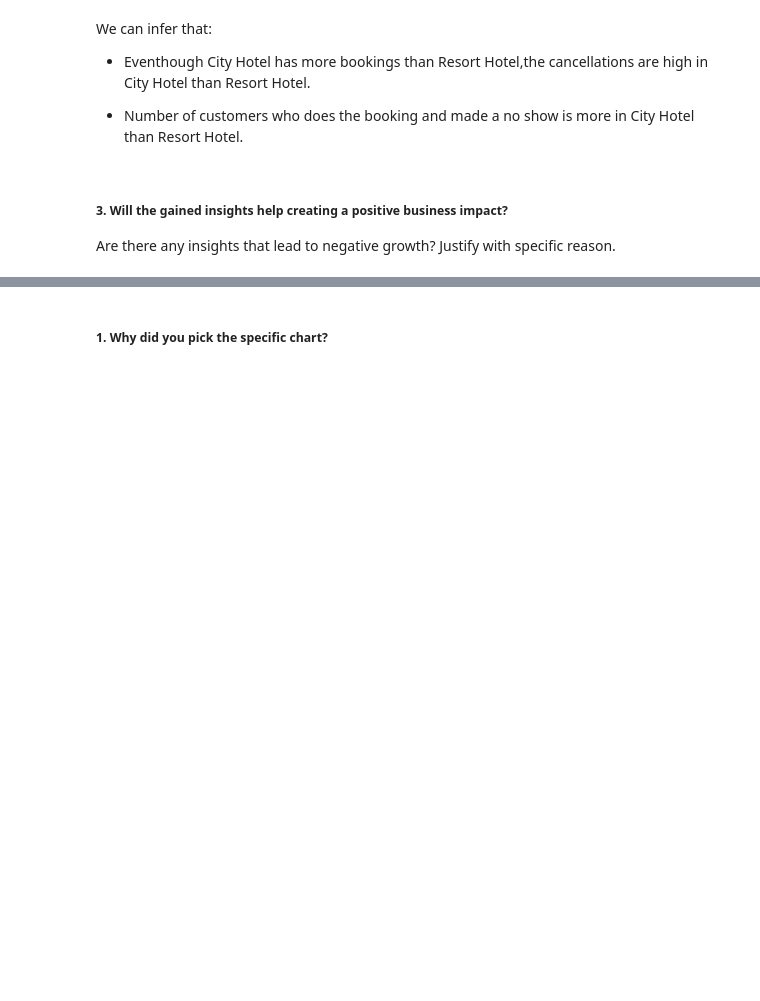
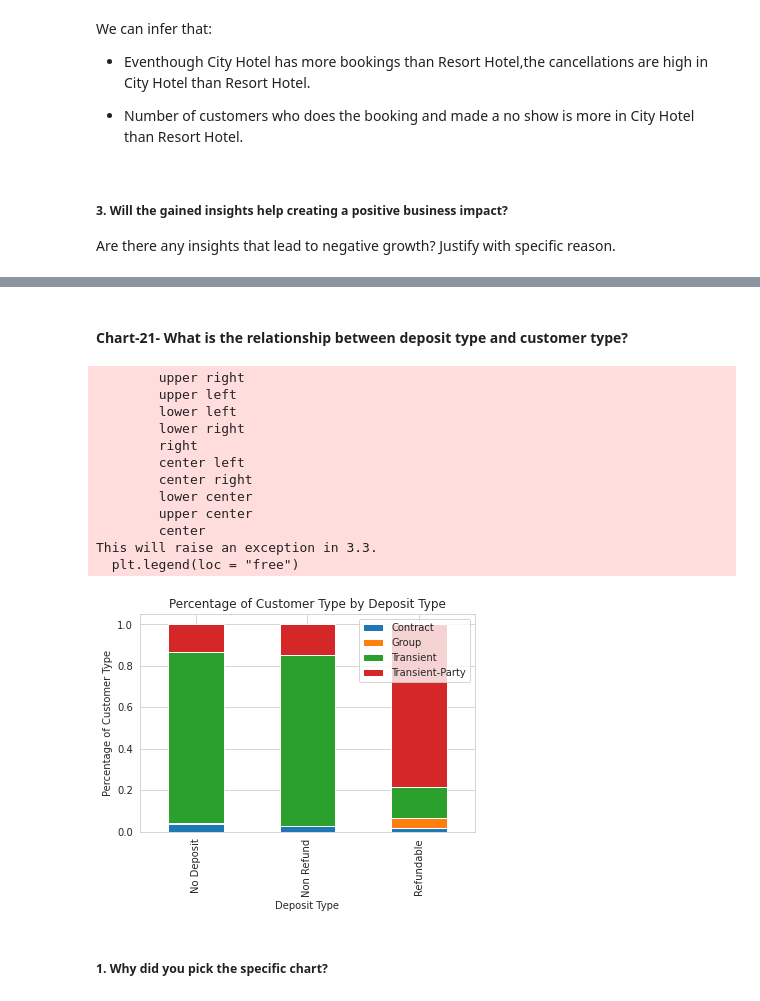
Before and after one commit to sibi601/EDA-Hotel_Booking, a Jupyter notebook: EDA_hotel_booking_analysis_capstoneproject_SIBIN_IQBAL.ipynb, the cells around one changed output, grey strips where cells are left out. Drawn from its saved outputs; the diff is of its cells as text; code cells hidden in the pictures; blank space fills up the shorter version.

```diff
--- a/EDA_hotel_booking_analysis_capstoneproject_SIBIN_IQBAL.ipynb
+++ b/EDA_hotel_booking_analysis_capstoneproject_SIBIN_IQBAL.ipynb
@@ -1133,2 +1177,29 @@ Are there any insights that lead to negative growth? Justify with specific reaso
+# %% [markdown]
+#### Chart-21- What is the relationship between deposit type and customer type?
+# %%
+# Chart - 21 visualization code
+
+deposit_ct = pd.crosstab(hb_df["deposit_type"], hb_df["customer_type"])
+deposit_ct_pct = deposit_ct.div(deposit_ct.sum(1).astype(float), axis = 0)
+deposit_ct_pct.plot(kind = "bar", stacked = True)
+plt.xlabel("Deposit Type")
+plt.ylabel("Percentage of Customer Type")
+plt.title("Percentage of Customer Type by Deposit Type")
+plt.legend(loc = "free")
+plt.show()
+# %% [output]
+        upper right
+        upper left
+        lower left
+        lower right
+        right
+        center left
+        center right
+        lower center
+        upper center
+        center
+This will raise an exception in 3.3.
+  plt.legend(loc = "free")
+[figure, added]
 # %% [markdown]
 ##### 1. Why did you pick the specific chart?
```
Also changed, not shown: parts of 28 cells of this notebook.
